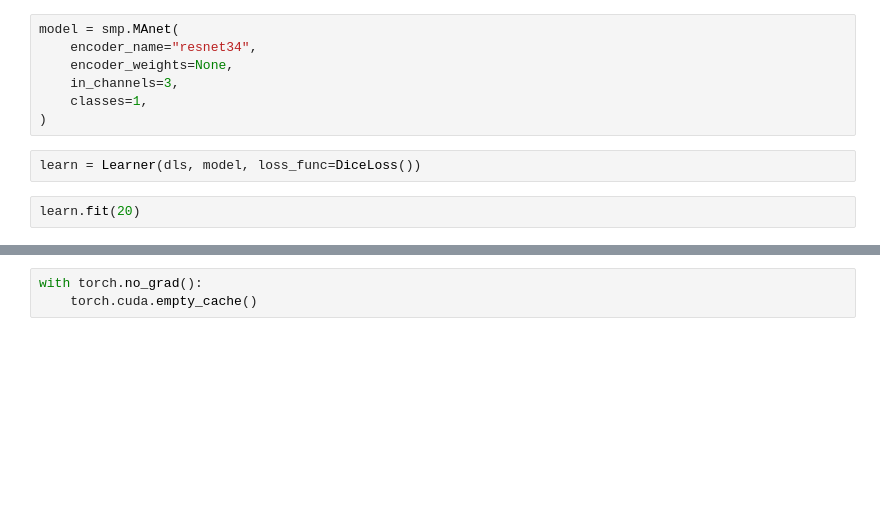
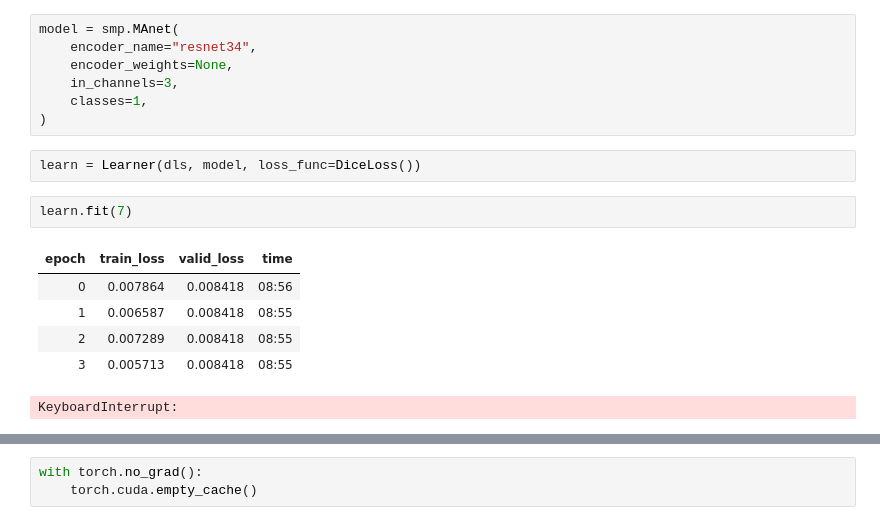
Before and after one commit to Leonn-Leon/Asbest_study, a Jupyter notebook: Камни.ipynb, the cells around one changed output, grey strips where cells are left out. Drawn from its saved outputs; the diff is of its cells as text; blank space fills up the shorter version.

```diff
--- a/Камни.ipynb
+++ b/Камни.ipynb
@@ -191,6 +191,13 @@ model = smp.MAnet(
 # %%
 learn = Learner(dls, model, loss_func=DiceLoss())
 # %%
-learn.fit(20)
+learn.fit(7)
+# %% [output]
+| epoch | train_loss | valid_loss | time |
+| 0 | 0.007864 | 0.008418 | 08:56 |
+| 1 | 0.006587 | 0.008418 | 08:55 |
+| 2 | 0.007289 | 0.008418 | 08:55 |
+| 3 | 0.005713 | 0.008418 | 08:55 |
+KeyboardInterrupt:
 # %%
 learn.save('MAnet')
```
Also changed, not shown: parts of 7 cells of this notebook, 1 other file.
